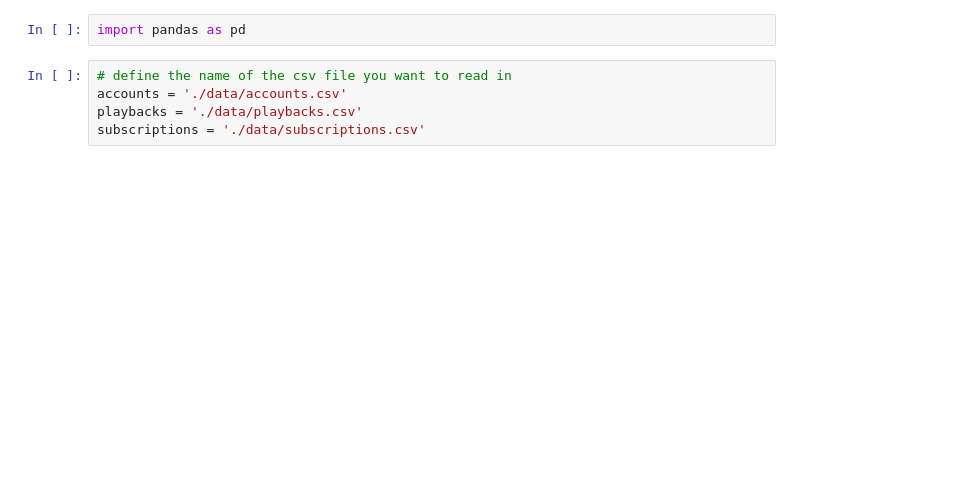
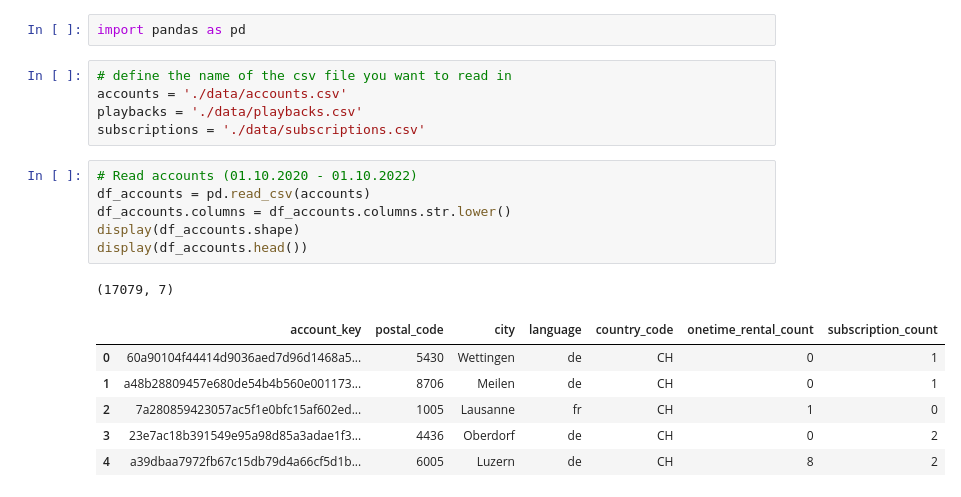
Before and after one commit to elisicke/Data-Analyst-Capstone-Project, a Jupyter notebook: Group.ipynb, the cells around one changed output. Cells and saved outputs as stored; diff of their text form; blank space fills up the shorter version.

```diff
--- a/Group.ipynb
+++ b/Group.ipynb
@@ -5,3 +5,17 @@ import pandas as pd
 accounts = './data/accounts.csv'
 playbacks = './data/playbacks.csv'
 subscriptions = './data/subscriptions.csv'
+# %%
+# Read accounts (01.10.2020 - 01.10.2022)
+df_accounts = pd.read_csv(accounts)
+df_accounts.columns = df_accounts.columns.str.lower()
+display(df_accounts.shape)
+display(df_accounts.head())
+# %% [output]
+(17079, 7)
+|  | account_key | postal_code | city | language | country_code | onetime_rental_count | subscription_count |
+| 0 | 60a90104f44414d9036aed7d96d1468a5... | 5430 | Wettingen | de | CH | 0 | 1 |
+| 1 | a48b28809457e680de54b4b560e001173... | 8706 | Meilen | de | CH | 0 | 1 |
+| 2 | 7a280859423057ac5f1e0bfc15af602ed... | 1005 | Lausanne | fr | CH | 1 | 0 |
+| 3 | 23e7ac18b391549e95a98d85a3adae1f3... | 4436 | Oberdorf | de | CH | 0 | 2 |
+| 4 | a39dbaa7972fb67c15db79d4a66cf5d1b... | 6005 | Luzern | de | CH | 8 | 2 |
```
Also changed, not shown: parts of 15 cells of this notebook.
